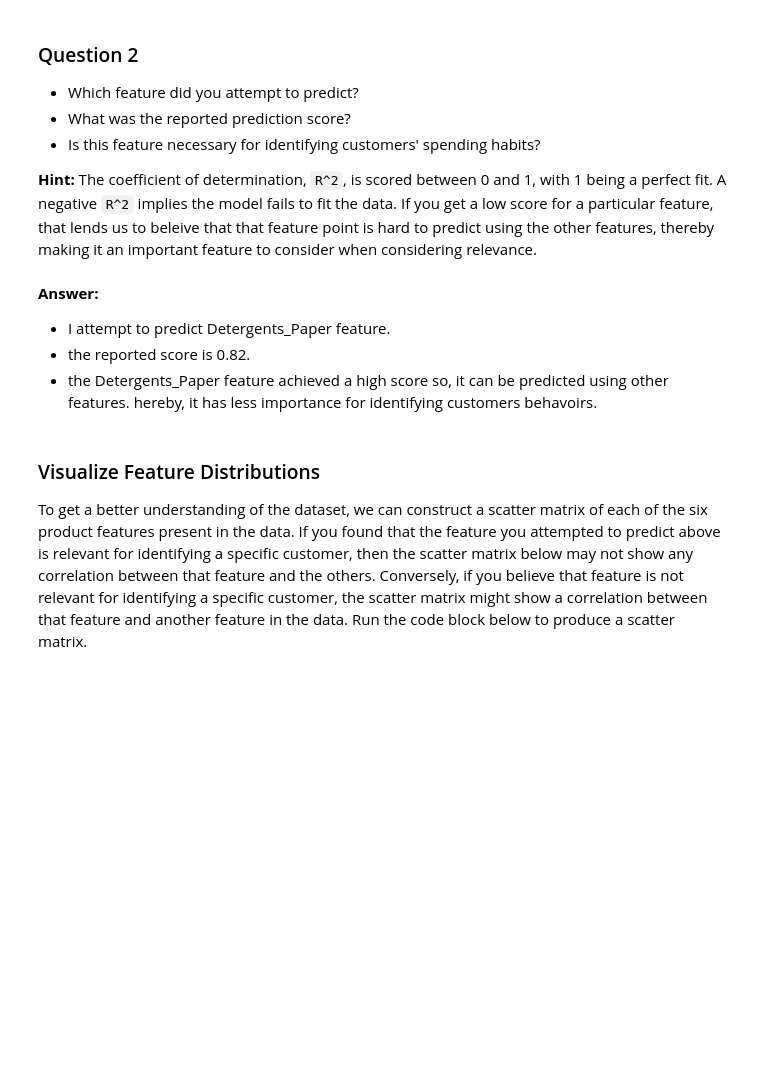
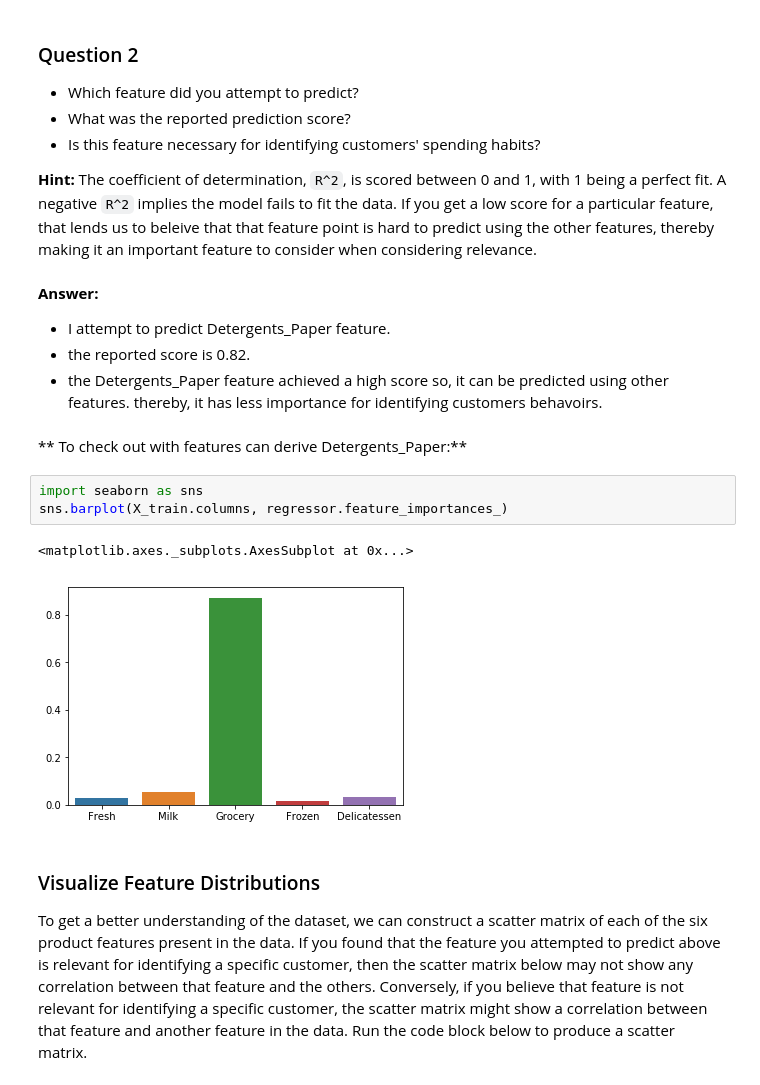
Before and after one commit to SamarShabanCS/ML-and-AI-projects, a Jupyter notebook: Projects/p5/customer segmentation/customer_segments.ipynb, the cells around one changed output. Cells and saved outputs as stored; diff of their text form; blank space fills up the shorter version.

```diff
--- a/Projects/p5/customer segmentation/customer_segments.ipynb
+++ b/Projects/p5/customer segmentation/customer_segments.ipynb
@@ -164,7 +196,15 @@ score of Detergents_Paper feature is 0.82
 
 - I attempt to predict Detergents_Paper feature.
 - the reported score is 0.82.
-- the Detergents_Paper feature achieved a high score so, it can be predicted using other features. hereby, it has less importance for identifying customers behavoirs.
+- the Detergents_Paper feature achieved a high score so, it can be predicted using other features. thereby, it has less importance for identifying customers behavoirs.
+# %% [markdown]
+** To check out with features can derive Detergents_Paper:**
+# %%
+import seaborn as sns
+sns.barplot(X_train.columns, regressor.feature_importances_)
+# %% [output]
+<matplotlib.axes._subplots.AxesSubplot at 0x...>
+[figure, added]
 # %% [markdown]
 ### Visualize Feature Distributions
 To get a better understanding of the dataset, we can construct a scatter matrix of each of the six product features present in the data. If you found that the feature you attempted to predict above is relevant for identifying a specific customer, then the scatter matrix below may not show any correlation between that feature and the others. Conversely, if you believe that feature is not relevant for identifying a specific customer, the scatter matrix might show a correlation between that feature and another feature in the data. Run the code block below to produce a scatter matrix.
```
Also changed, not shown: parts of 16 cells of this notebook, 1 other file.
